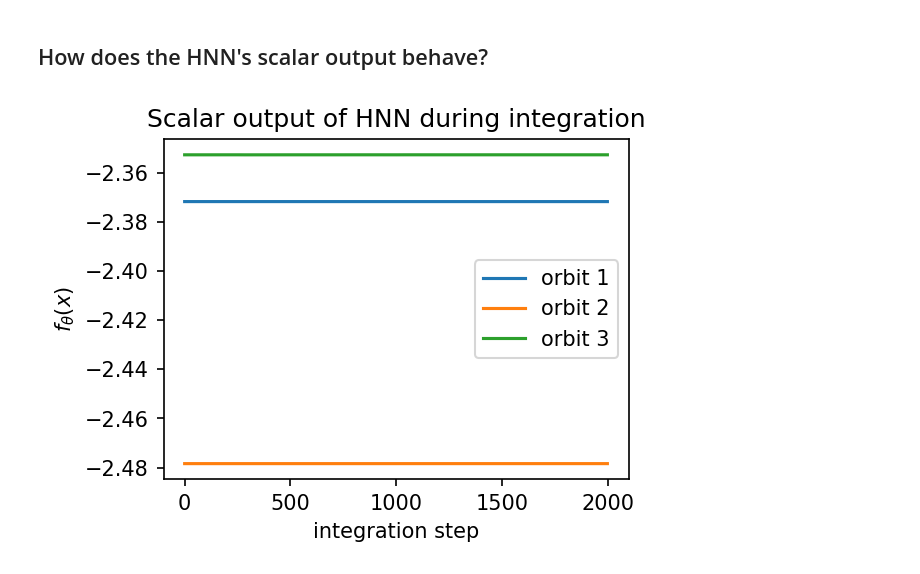
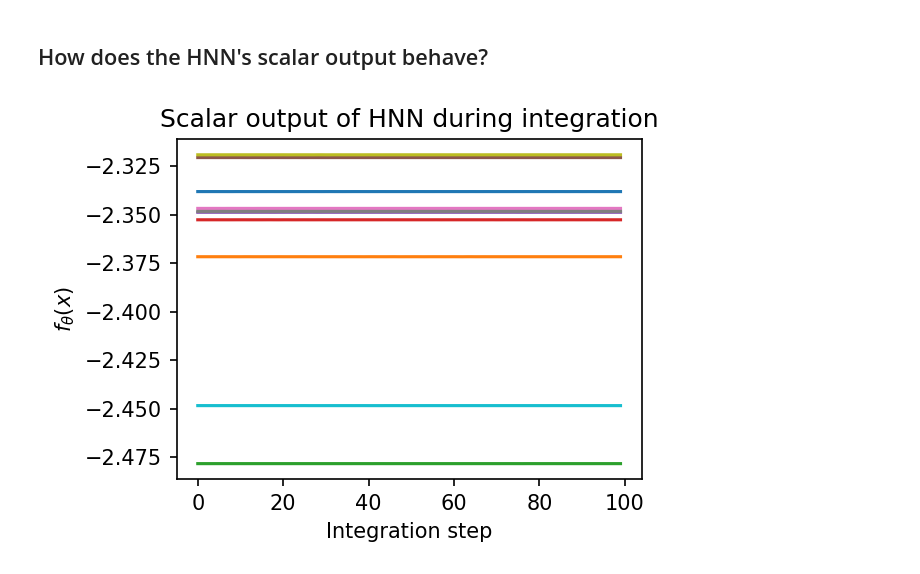
Before and after one commit to greydanus/hamiltonian-nn, a Jupyter notebook: analyze-orbits.ipynb, the cells around one changed output. Drawn from its saved outputs; the diff is of its cells as text; code cells hidden in the pictures.

Commit message:
Analyze the HNN scalar output in a slightly more principled manner

```diff
--- a/analyze-orbits.ipynb
+++ b/analyze-orbits.ipynb
@@ -448,23 +429,32 @@ hnn_orbit3, settings = get_orbit(state, t_points=t_points, t_span=t_span, update
-# %%
-plt.figure(figsize=[4,3], dpi=150)
-plt.subplot(1,1,1)
-
-[inp] = totensor([hnn_orbit1[:,1:,:].transpose(1,0,2).reshape(8, -1).T])
-e1 = hnn_model.forward(inp)[1]
-
-[inp] = totensor([hnn_orbit2[:,1:,:].transpose(1,0,2).reshape(8, -1).T])
-e2 = hnn_model.forward(inp)[1]
-
-[inp] = totensor([hnn_orbit3[:,1:,:].transpose(1,0,2).reshape(8, -1).T])
-e3 = hnn_model.forward(inp)[1]
-
-plt.plot(e1.data.numpy(), label='orbit 1')
-plt.plot(e2.data.numpy(), label='orbit 2')
-plt.plot(e3.data.numpy(), label='orbit 3')
-plt.xlabel('integration step')
-plt.ylabel('$f_{\\theta}(x)$')
-plt.legend()
-plt.title("Scalar output of HNN during integration")
-plt.show()
-# %% [output]
-[figure, removed]
+# %%
+# integrate trajectories
+t_points = 100
+t_span = [0,30]
+num_orbits = 10
+update_fn = lambda t, y0: model_update(t, y0, hnn_model)
+
+orbits = []
+energies = []
+for i in range(num_orbits):
+    np.random.seed(i)
+    state = random_config()
+    orbit, _ = get_orbit(state, t_points=t_points, t_span=t_span, update_fn=update_fn)
+    orbits.append(orbit)
+
+    # convert from state to canonical coords
+    [coords] = totensor([orbit[:,1:,:].transpose(1,0,2).reshape(8, -1).T])
+    F1, F2 = hnn_model.forward(coords)
+    energies.append(F2.data.numpy())
+# %%
+plt.figure(figsize=[4,3], dpi=150)
+plt.subplot(1,1,1)
+
+for e in energies:
+    plt.plot(e)
+
+plt.xlabel('Integration step')
+plt.ylabel('$f_{\\theta}(x)$')
+plt.title("Scalar output of HNN during integration")
+plt.show()
+# %% [output]
+[figure, added]
```
Also changed, not shown: parts of 1 cell of this notebook.
